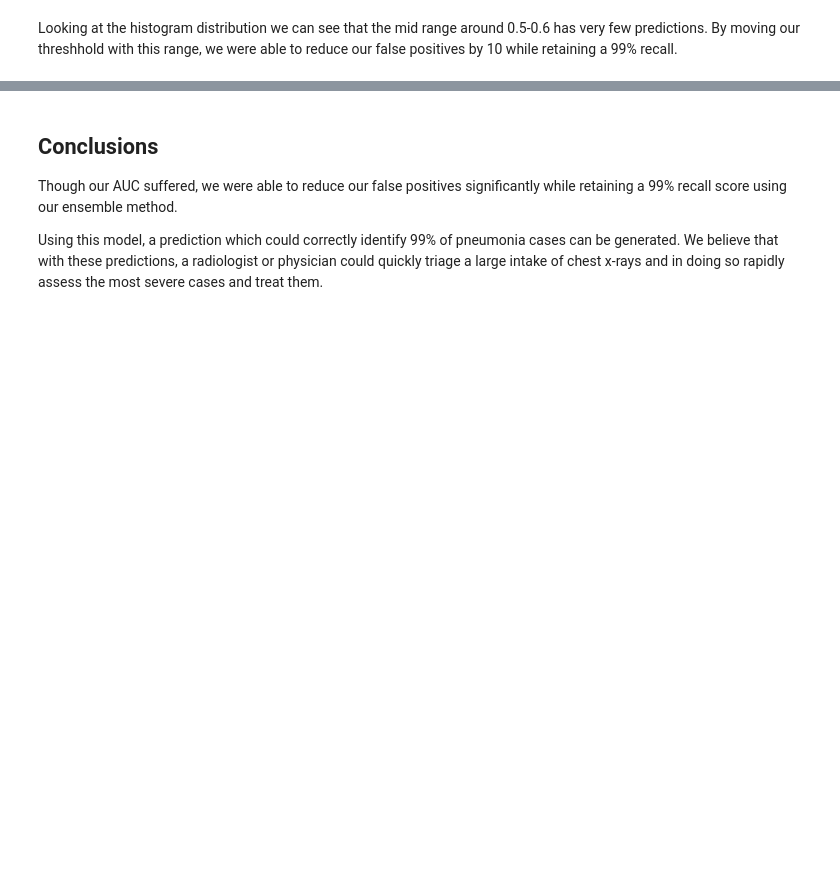
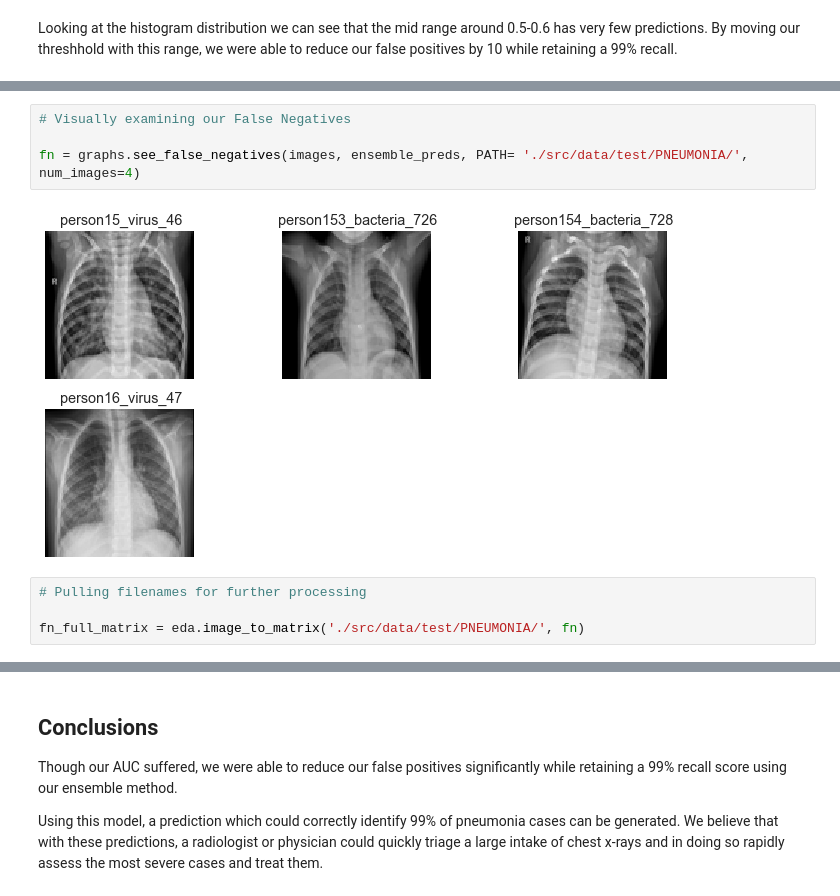
Before and after one commit to bagnine/Pnuemonia-image-classification, a Jupyter notebook: Index.ipynb, the cells around one changed output, grey strips where cells are left out. Cells and saved outputs as stored; diff of their text form; blank space fills up the shorter version.

```diff
--- a/Index.ipynb
+++ b/Index.ipynb
@@ -828,0 +838,10 @@ print(auc(fpr, tpr))
+# %%
+# Visually examining our False Negatives
+
+fn = graphs.see_false_negatives(images, ensemble_preds, PATH= './src/data/test/PNEUMONIA/', num_images=4)
+# %% [output]
+[figure, added]
+# %%
+# Pulling filenames for further processing
+
+fn_full_matrix = eda.image_to_matrix('./src/data/test/PNEUMONIA/', fn)
```
Also changed, not shown: parts of 12 cells of this notebook, 3 other files.
